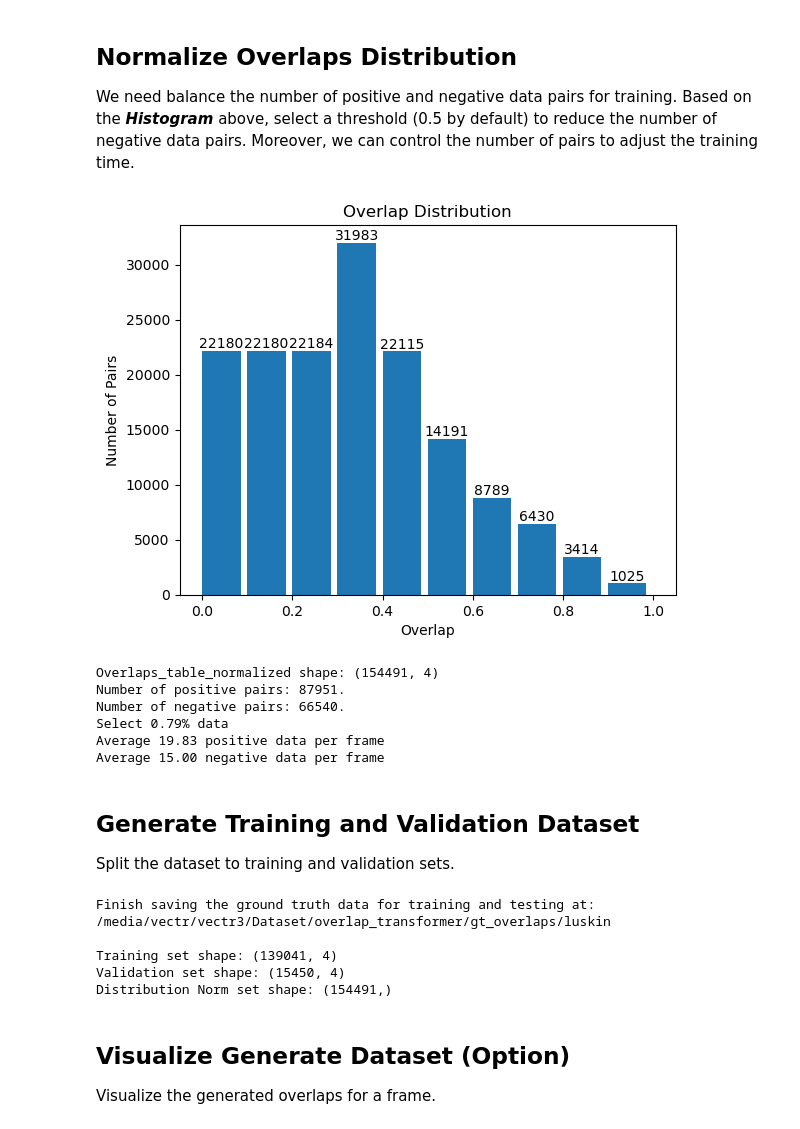
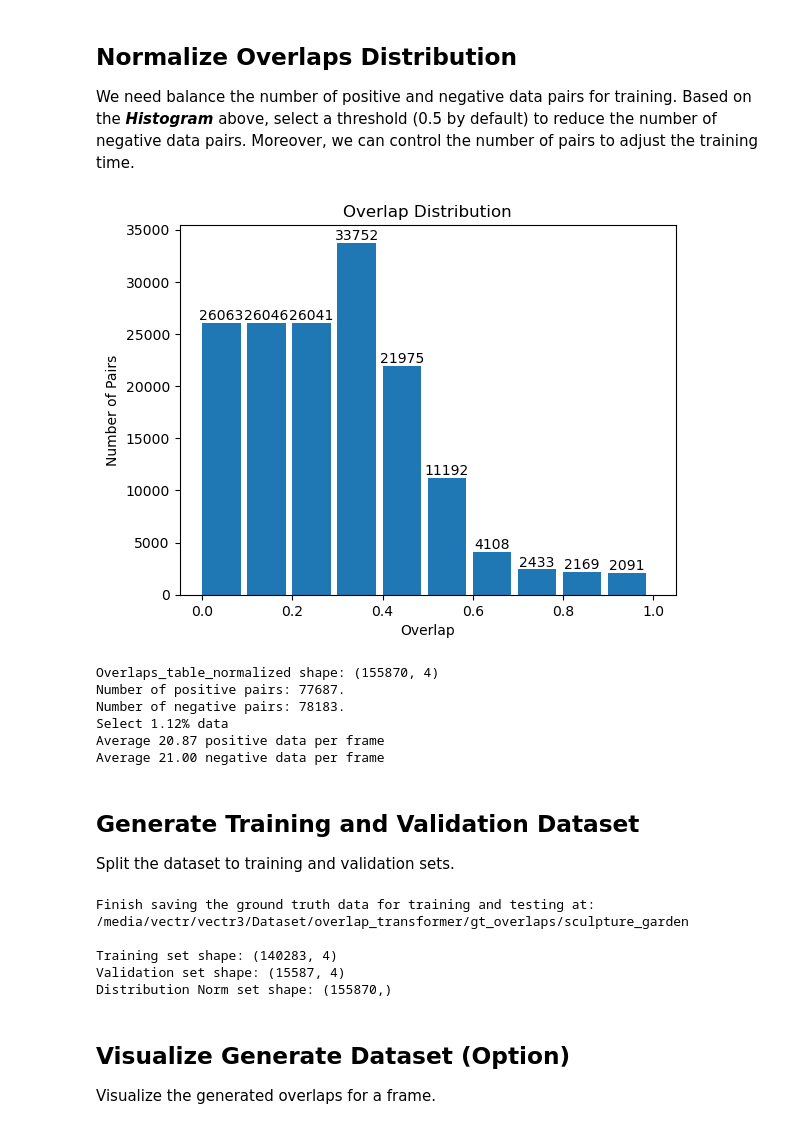
Before and after one commit to yanlong95/lidar_learning, a Jupyter notebook: data/projection/gen_gt.ipynb, the cells around one changed output. Drawn from its saved outputs; the diff is of its cells as text; code cells hidden in the pictures.

Commit message:
update for overlap loss

```diff
--- a/data/projection/gen_gt.ipynb
+++ b/data/projection/gen_gt.ipynb
@@ -37,7 +38,7 @@ keyframes_folder_path = config['data_root']['keyframes']        # folder of keyf
 gt_overlaps_folder = config['data_root']['gt_overlaps']         # folder to save the overlaps and reformatted overlaps_table
 lidar_params = parameters['lidar']                              # params for lidar
 
-seq_num = 7
+seq_num = 9
 seq = config['seqs']['all'][seq_num]                            # sequences
 # %% [markdown]
 ## Generate Overlap and Yaw Ground Truth Array
@@ -63,7 +64,9 @@ Keyframe positions: (103, 3).
 # plt.scatter(xyz[:, 0], xyz[:, 1])
 # plt.show()
 
-overlap_thresh = 0.3
+# bomb_shelter 0.4, botanical_garden 0.3, bruin_plaza 0.35, court_of_sciences 0.35, dickson_court 0.25,
+# geo_loop 0.3, kerckhoff 0.4, luskin 0.3, royce_hall 0.2, sculpture garden 0.3
+overlap_thresh = 0.30
 
 %matplotlib qt
 num_scans = xyz.shape[0]
@@ -134,35 +139,35 @@ We need balance the number of positive and negative data pairs for training. Bas
 # %%
 neg_pos_threshold = round(overlap_thresh / 0.1)
 max_num_pos_each_scan = 20
-min_num_neg_each_scan = 5   # make sure to roughly balance the number of positive and negative pairs
+min_num_neg_each_scan = 7   # make sure to roughly balance the number of positive and negative pairs
 
-overlaps_table_normalized, pos_indices, neg_indices = normalize_data(overlaps_table, max_pos_thresh=max_num_pos_each_scan, min_neg_thresh=min_num_neg_each_scan, neg_pos_threshold=neg_pos_threshold, enhance_yaw=False)
+overlaps_table_normalized, pos_indices, neg_indices = normalize_data(overlaps_table, max_pos_thresh=max_num_pos_each_scan, min_neg_thresh=min_num_neg_each_scan, neg_pos_threshold=neg_pos_threshold, enhance_yaw=True)
 overlaps_normalized = overlaps_table_normalized[:,2]
 _, _, patches = plt.hist(overlaps_normalized, 10, width=0.085)
 plt.bar_label(patches)
 plt.title('Overlap Distribution')
 plt.xlabel('Overlap')
 plt.ylabel('Number of Pairs')
 plt.show()
 
 percent_keep = format(len(overlaps_table_normalized) / len(overlaps_table) * 100, ".2f")
 num_pos = np.sum(overlaps_normalized >= neg_pos_threshold / 10)
 num_neg = np.sum(overlaps_normalized < neg_pos_threshold / 10)
 
 print(f"Overlaps_table_normalized shape: {overlaps_table_normalized.shape}")
 print(f"Number of positive pairs: {num_pos}.")
 print(f"Number of negative pairs: {num_neg}.")
 print(f"Select {percent_keep}% data")
 print(f"Average {num_pos / np.sqrt(len(overlaps_table)):.2f} positive data per frame")
 print(f"Average {num_neg / np.sqrt(len(overlaps)):.2f} negative data per frame")
 # %% [output]
-[figure, old version]
+[figure, new version]
-Overlaps_table_normalized shape: (154491, 4)
-Number of positive pairs: 87951.
-Number of negative pairs: 66540.
-Select 0.79% data
-Average 19.83 positive data per frame
-Average 15.00 negative data per frame
+Overlaps_table_normalized shape: (155870, 4)
+Number of positive pairs: 77687.
+Number of negative pairs: 78183.
+Select 1.12% data
+Average 20.87 positive data per frame
+Average 21.00 negative data per frame
 # %% [markdown]
 ## Generate Training and Validation Dataset
 Split the dataset to training and validation sets.
@@ -198,11 +203,11 @@ print(f"Training set shape: {train_data.shape}")
 print(f"Validation set shape: {valid_data.shape}")
 print(f'Distribution Norm set shape: {overlaps_normalized.shape}')
 # %% [output]
-Finish saving the ground truth data for training and testing at: /media/vectr/vectr3/Dataset/overlap_transformer/gt_overlaps/luskin
+Finish saving the ground truth data for training and testing at: /media/vectr/vectr3/Dataset/overlap_transformer/gt_overlaps/sculpture_garden
 
-Training set shape: (139041, 4)
-Validation set shape: (15450, 4)
-Distribution Norm set shape: (154491,)
+Training set shape: (140283, 4)
+Validation set shape: (15587, 4)
+Distribution Norm set shape: (155870,)
 # %%
 # format the data in table to load data efficiently
 # max_num_pos = 100, max_num_neg = 100, col0: curr_scan_id, col1: seq, col2:overlap_threshold, col3: num_pos, col4: num_neg, col5-104: pos_ids, col105-204: neg_ids
```
Also changed, not shown: parts of 6 cells of this notebook, 8 other files.
